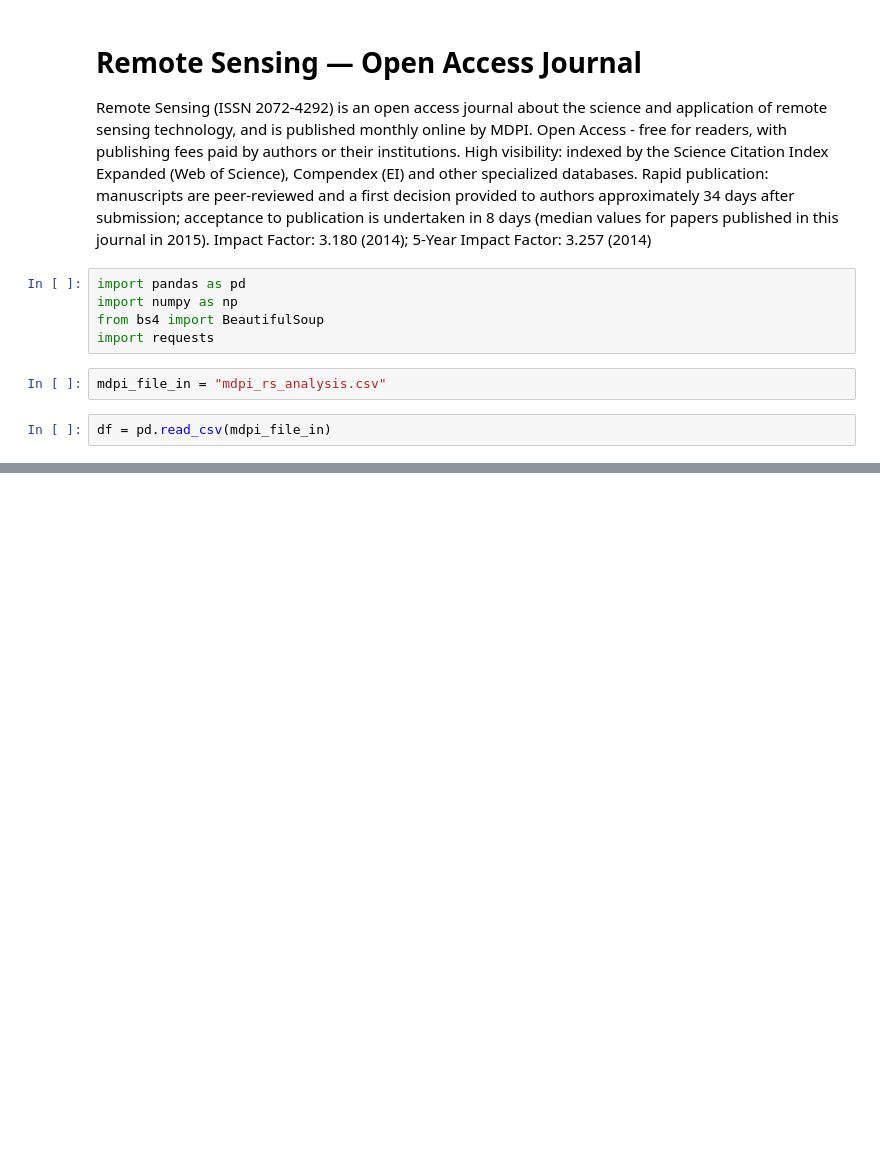
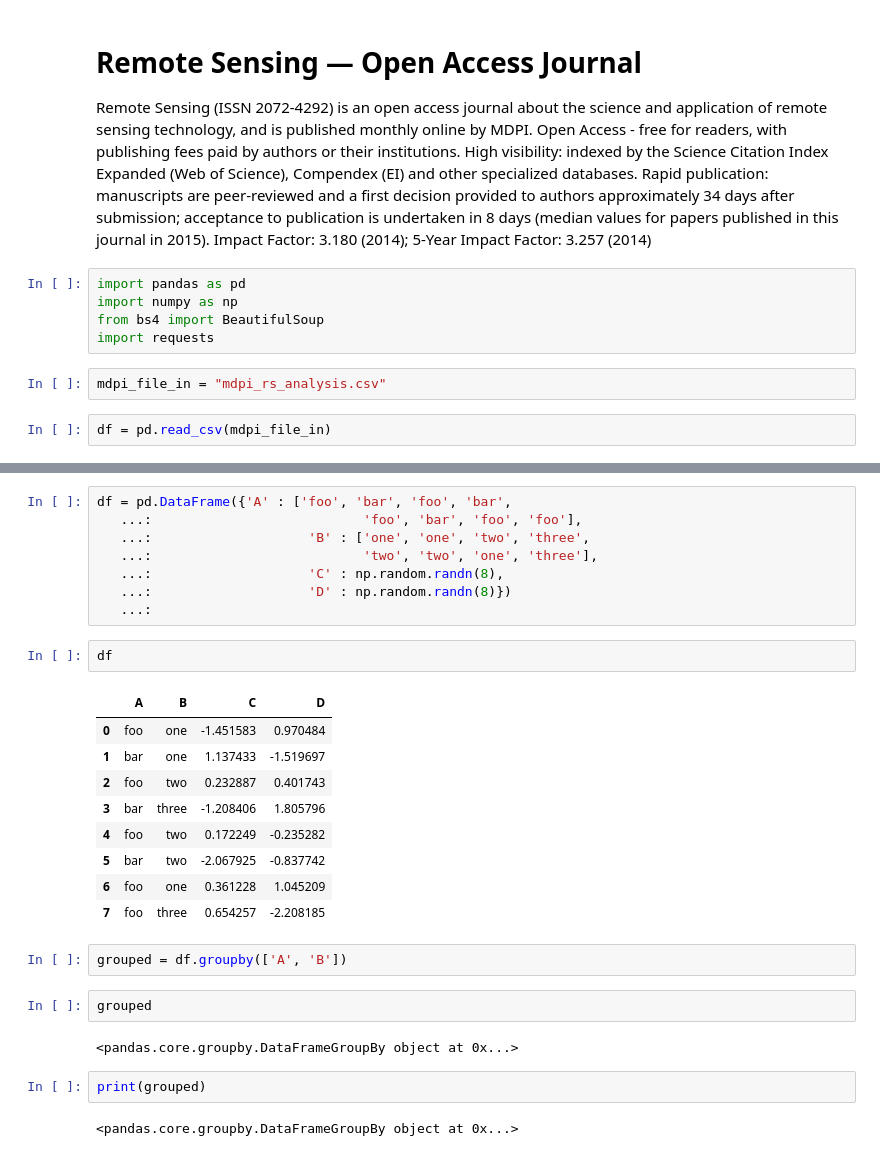
Before and after one commit to KrOstir/varia, a Jupyter notebook: mdpi_rs_analysis.ipynb, the cells around one changed output, grey strips where cells are left out. Saved outputs shown, nothing was run; the diff lists cells and outputs as text; blank space fills up the shorter version.

```diff
--- a/mdpi_rs_analysis.ipynb
+++ b/mdpi_rs_analysis.ipynb
@@ -22,0 +62,30 @@ df.head()
+# %%
+df = pd.DataFrame({'A' : ['foo', 'bar', 'foo', 'bar',
+   ...:                           'foo', 'bar', 'foo', 'foo'],
+   ...:                    'B' : ['one', 'one', 'two', 'three',
+   ...:                           'two', 'two', 'one', 'three'],
+   ...:                    'C' : np.random.randn(8),
+   ...:                    'D' : np.random.randn(8)})
+   ...:
+# %%
+df
+# %% [output]
+|  | A | B | C | D |
+| 0 | foo | one | -1.451583 | 0.970484 |
+| 1 | bar | one | 1.137433 | -1.519697 |
+| 2 | foo | two | 0.232887 | 0.401743 |
+| 3 | bar | three | -1.208406 | 1.805796 |
+| 4 | foo | two | 0.172249 | -0.235282 |
+| 5 | bar | two | -2.067925 | -0.837742 |
+| 6 | foo | one | 0.361228 | 1.045209 |
+| 7 | foo | three | 0.654257 | -2.208185 |
+# %%
+grouped = df.groupby(['A', 'B'])
+# %%
+grouped
+# %% [output]
+<pandas.core.groupby.DataFrameGroupBy object at 0x...>
+# %%
+print(grouped)
+# %% [output]
+<pandas.core.groupby.DataFrameGroupBy object at 0x...>
```
Also changed, not shown: parts of 4 cells of this notebook, 4 other files.
